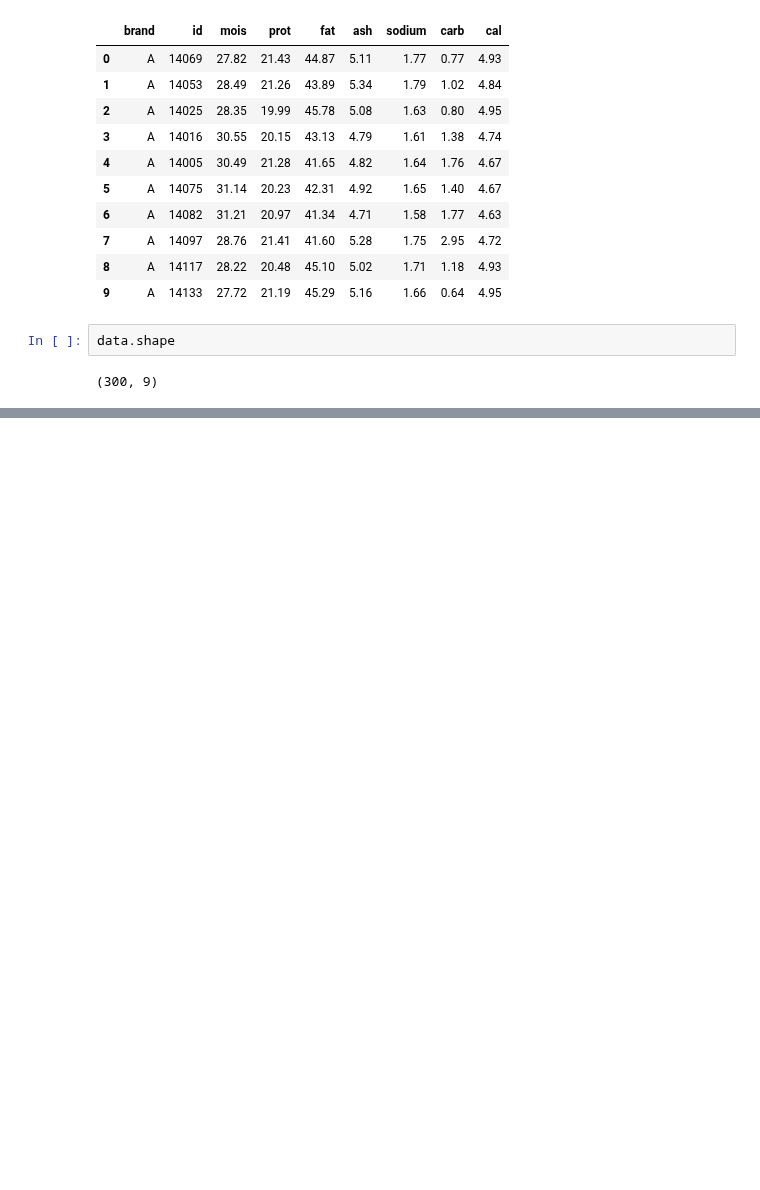
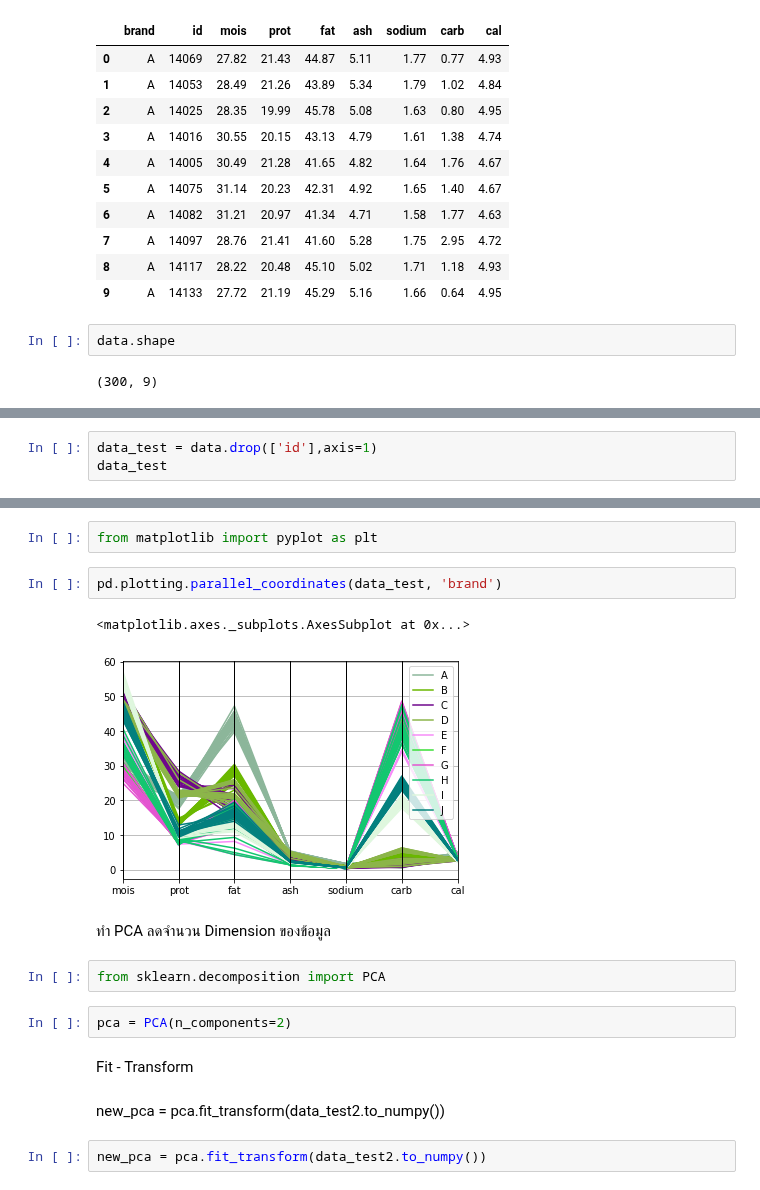
Before and after one commit to Thitichaya2000/multivariate, a Jupyter notebook: Exam01.ipynb, the cells around one changed output, grey strips where cells are left out. Saved outputs shown, nothing was run; the diff lists cells and outputs as text; blank space fills up the shorter version.

```diff
--- a/Exam01.ipynb
+++ b/Exam01.ipynb
@@ -23,0 +92,3 @@ data.shape
+# %%
+data_test = data.drop(['id'],axis=1)
+data_test
@@ -23,0 +126,19 @@ data.shape
+# %%
+from matplotlib import pyplot as plt
+# %%
+pd.plotting.parallel_coordinates(data_test, 'brand')
+# %% [output]
+<matplotlib.axes._subplots.AxesSubplot at 0x...>
+[figure, added]
+# %% [markdown]
+ทำ PCA ลดจำนวน Dimension ของข้อมูล
+# %%
+from sklearn.decomposition import PCA
+# %%
+pca = PCA(n_components=2)
+# %% [markdown]
+Fit - Transform
+# %% [markdown]
+new_pca = pca.fit_transform(data_test2.to_numpy())
+# %%
+new_pca = pca.fit_transform(data_test2.to_numpy())
```
Also changed, not shown: parts of 90 cells of this notebook.
